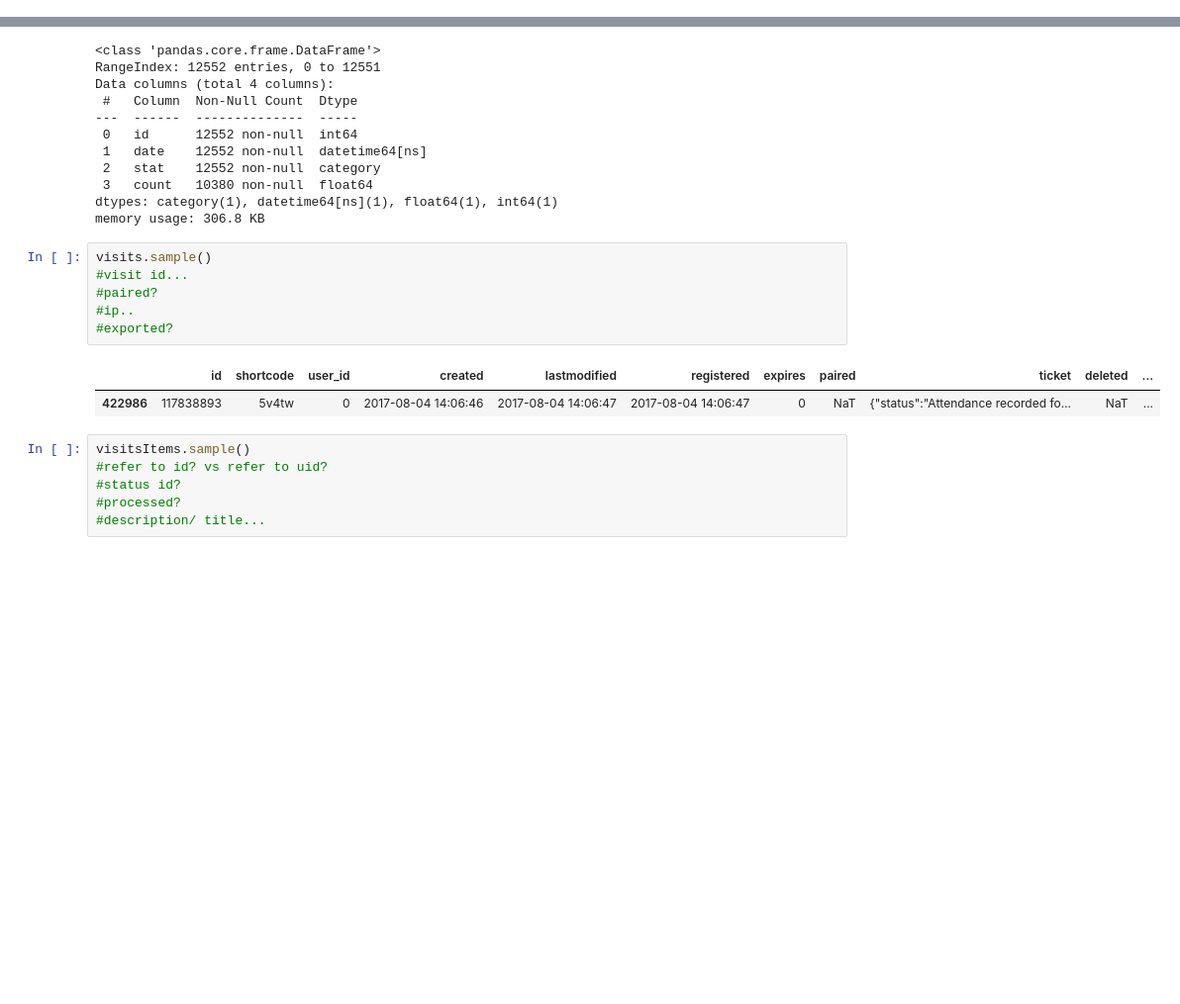
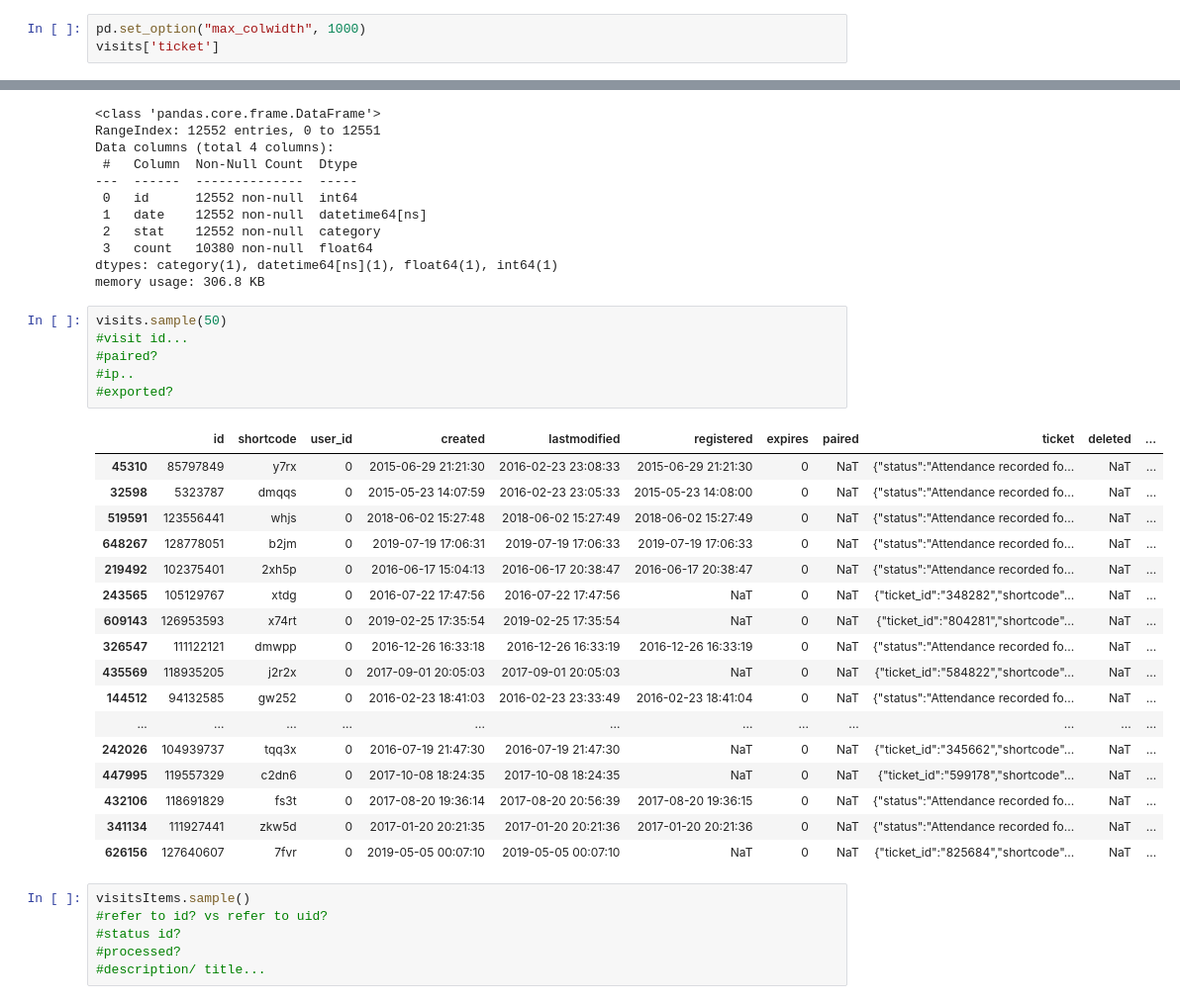
Before and after one commit to ShirinStar/Pen_Data_Dictionary, a Jupyter notebook: data/collection_visits_db.ipynb, the cells around one changed output, grey strips where cells are left out. Shown: that part at 99% size. Drawn from its saved outputs; the diff is of its cells as text; blank space fills up the shorter version.

```diff
--- a/data/collection_visits_db.ipynb
+++ b/data/collection_visits_db.ipynb
@@ -498,0 +488,3 @@ memory usage: 109.3+ MB
+# %%
+pd.set_option("max_colwidth", 1000)
+visits['ticket']
@@ -773,14 +778,29 @@ Data columns (total 4 columns):
 dtypes: category(1), datetime64[ns](1), float64(1), int64(1)
 memory usage: 306.8 KB
 # %%
-visits.sample()
+visits.sample(50)
 #visit id...
 #paired?
 #ip..
 #exported?
 # %% [output]
 |  | id | shortcode | user_id | created | lastmodified | registered | expires | paired | ticket | deleted | ... |
-| 422986 | 117838893 | 5v4tw | 0 | 2017-08-04 14:06:46 | 2017-08-04 14:06:47 | 2017-08-04 14:06:47 | 0 | NaT | {"status":"Attendance recorded fo... | NaT | ... |
+| 45310 | 85797849 | y7rx | 0 | 2015-06-29 21:21:30 | 2016-02-23 23:08:33 | 2015-06-29 21:21:30 | 0 | NaT | {"status":"Attendance recorded fo... | NaT | ... |
+| 32598 | 5323787 | dmqqs | 0 | 2015-05-23 14:07:59 | 2016-02-23 23:05:33 | 2015-05-23 14:08:00 | 0 | NaT | {"status":"Attendance recorded fo... | NaT | ... |
+| 519591 | 123556441 | whjs | 0 | 2018-06-02 15:27:48 | 2018-06-02 15:27:49 | 2018-06-02 15:27:49 | 0 | NaT | {"status":"Attendance recorded fo... | NaT | ... |
+| 648267 | 128778051 | b2jm | 0 | 2019-07-19 17:06:31 | 2019-07-19 17:06:33 | 2019-07-19 17:06:33 | 0 | NaT | {"status":"Attendance recorded fo... | NaT | ... |
+| 219492 | 102375401 | 2xh5p | 0 | 2016-06-17 15:04:13 | 2016-06-17 20:38:47 | 2016-06-17 20:38:47 | 0 | NaT | {"status":"Attendance recorded fo... | NaT | ... |
+| 243565 | 105129767 | xtdg | 0 | 2016-07-22 17:47:56 | 2016-07-22 17:47:56 | NaT | 0 | NaT | {"ticket_id":"348282","shortcode"... | NaT | ... |
+| 609143 | 126953593 | x74rt | 0 | 2019-02-25 17:35:54 | 2019-02-25 17:35:54 | NaT | 0 | NaT | {"ticket_id":"804281","shortcode"... | NaT | ... |
+| 326547 | 111122121 | dmwpp | 0 | 2016-12-26 16:33:18 | 2016-12-26 16:33:19 | 2016-12-26 16:33:19 | 0 | NaT | {"status":"Attendance recorded fo... | NaT | ... |
+| 435569 | 118935205 | j2r2x | 0 | 2017-09-01 20:05:03 | 2017-09-01 20:05:03 | NaT | 0 | NaT | {"ticket_id":"584822","shortcode"... | NaT | ... |
+| 144512 | 94132585 | gw252 | 0 | 2016-02-23 18:41:03 | 2016-02-23 23:33:49 | 2016-02-23 18:41:04 | 0 | NaT | {"status":"Attendance recorded fo... | NaT | ... |
+| ... | ... | ... | ... | ... | ... | ... | ... | ... | ... | ... | ... |
+| 242026 | 104939737 | tqq3x | 0 | 2016-07-19 21:47:30 | 2016-07-19 21:47:30 | NaT | 0 | NaT | {"ticket_id":"345662","shortcode"... | NaT | ... |
+| 447995 | 119557329 | c2dn6 | 0 | 2017-10-08 18:24:35 | 2017-10-08 18:24:35 | NaT | 0 | NaT | {"ticket_id":"599178","shortcode"... | NaT | ... |
+| 432106 | 118691829 | fs3t | 0 | 2017-08-20 19:36:14 | 2017-08-20 20:56:39 | 2017-08-20 19:36:15 | 0 | NaT | {"status":"Attendance recorded fo... | NaT | ... |
+| 341134 | 111927441 | zkw5d | 0 | 2017-01-20 20:21:35 | 2017-01-20 20:21:36 | 2017-01-20 20:21:36 | 0 | NaT | {"status":"Attendance recorded fo... | NaT | ... |
+| 626156 | 127640607 | 7fvr | 0 | 2019-05-05 00:07:10 | 2019-05-05 00:07:10 | NaT | 0 | NaT | {"ticket_id":"825684","shortcode"... | NaT | ... |
 # %%
 visitsItems.sample()
 #refer to id? vs refer to uid?
```
Also changed, not shown: parts of 24 cells of this notebook, 2 other files.
